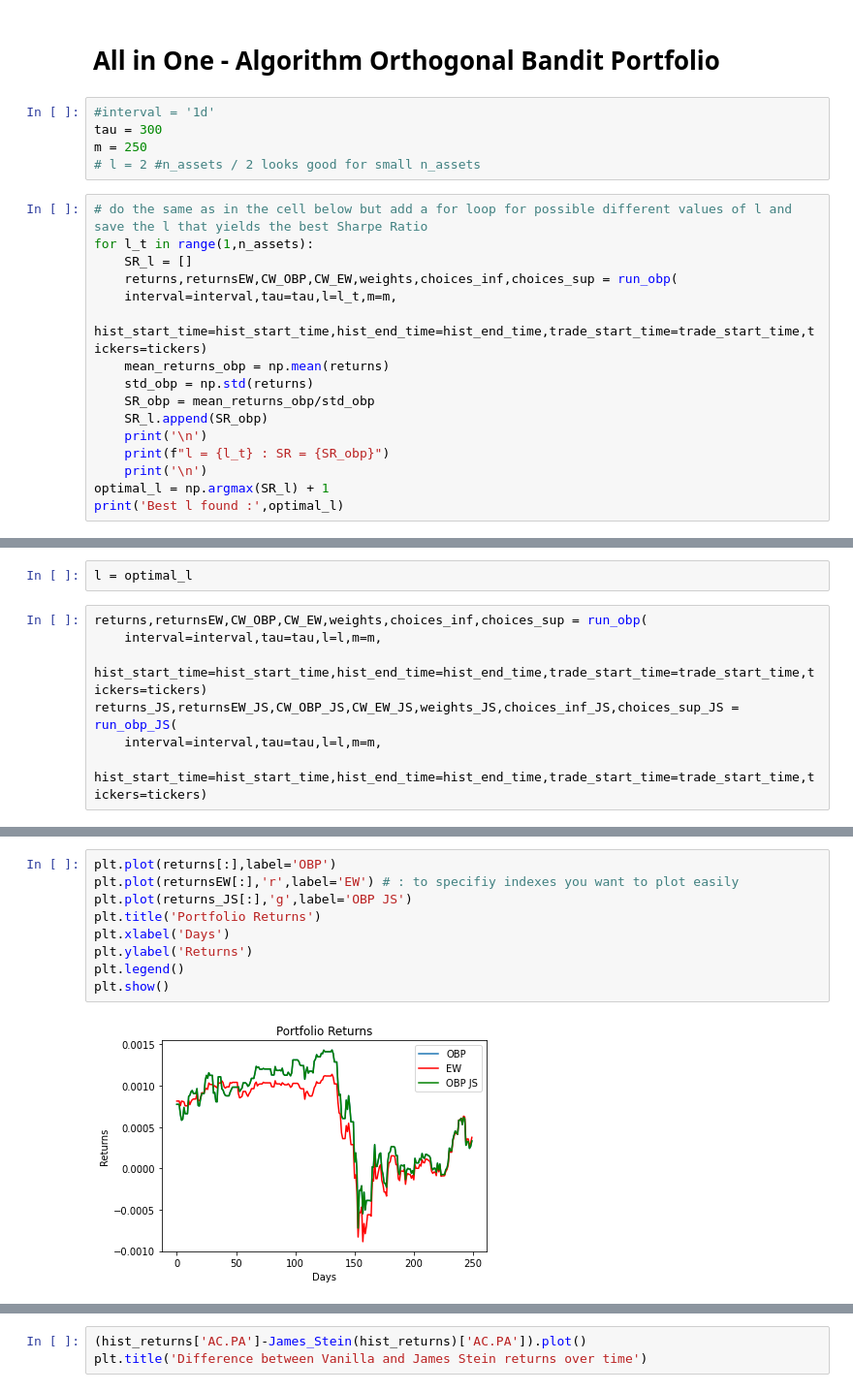
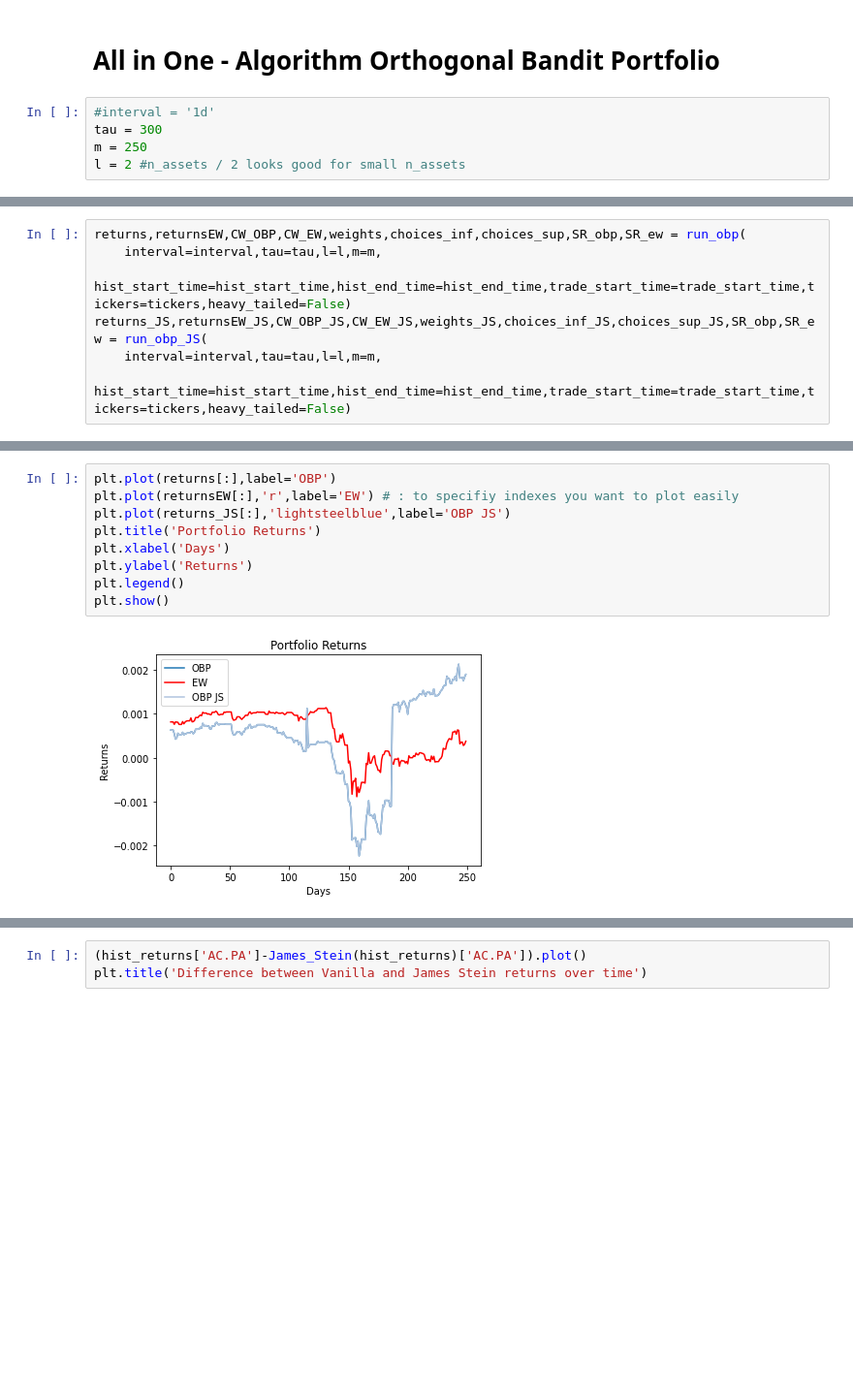
Before and after one commit to eptrn/Bandit-Algorithms, a Jupyter notebook: Bandit Orthogonal Portfolio.ipynb, the cells around one changed output, grey strips where cells are left out. Shown at 97% size. Drawn from its saved outputs; the diff is of its cells as text; blank space fills up the shorter version.

```diff
--- a/Bandit Orthogonal Portfolio.ipynb
+++ b/Bandit Orthogonal Portfolio.ipynb
@@ -115,20 +117,4 @@ array([ 33.12033603,  67.62308274,  87.31984498, 102.40868975,
 #interval = '1d'
 tau = 300
 m = 250
-# l = 2 #n_assets / 2 looks good for small n_assets
+l = 2 #n_assets / 2 looks good for small n_assets
-# %%
-# do the same as in the cell below but add a for loop for possible different values of l and save the l that yields the best Sharpe Ratio
-for l_t in range(1,n_assets):
-    SR_l = []
-    returns,returnsEW,CW_OBP,CW_EW,weights,choices_inf,choices_sup = run_obp(
-    interval=interval,tau=tau,l=l_t,m=m,
-    hist_start_time=hist_start_time,hist_end_time=hist_end_time,trade_start_time=trade_start_time,tickers=tickers)
-    mean_returns_obp = np.mean(returns)
-    std_obp = np.std(returns)
-    SR_obp = mean_returns_obp/std_obp
-    SR_l.append(SR_obp)
-    print('\n')
-    print(f"l = {l_t} : SR = {SR_obp}")
-    print('\n')
-optimal_l = np.argmax(SR_l) + 1
-print('Best l found :',optimal_l)
@@ -153,11 +121,9 @@ Best l found : 1
-# %%
-l = optimal_l
 # %%
-returns,returnsEW,CW_OBP,CW_EW,weights,choices_inf,choices_sup = run_obp(
+returns,returnsEW,CW_OBP,CW_EW,weights,choices_inf,choices_sup,SR_obp,SR_ew = run_obp(
     interval=interval,tau=tau,l=l,m=m,
-    hist_start_time=hist_start_time,hist_end_time=hist_end_time,trade_start_time=trade_start_time,tickers=tickers)
-returns_JS,returnsEW_JS,CW_OBP_JS,CW_EW_JS,weights_JS,choices_inf_JS,choices_sup_JS = run_obp_JS(
+    hist_start_time=hist_start_time,hist_end_time=hist_end_time,trade_start_time=trade_start_time,tickers=tickers,heavy_tailed=False)
+returns_JS,returnsEW_JS,CW_OBP_JS,CW_EW_JS,weights_JS,choices_inf_JS,choices_sup_JS,SR_obp,SR_ew = run_obp_JS(
     interval=interval,tau=tau,l=l,m=m,
-    hist_start_time=hist_start_time,hist_end_time=hist_end_time,trade_start_time=trade_start_time,tickers=tickers)
+    hist_start_time=hist_start_time,hist_end_time=hist_end_time,trade_start_time=trade_start_time,tickers=tickers,heavy_tailed=False)
 # %% [output]
 Asset : ['AAPL', 'MSFT', 'GOOGL', 'AMZN', 'AI.PA', 'ORA.PA', 'TTE.PA', 'SW.PA', 'AC.PA']
@@ -205,14 +167,14 @@ Choices Sup [0, 0, 0, 0, 1, 0, 1, 248]
 # %%
 plt.plot(returns[:],label='OBP')
 plt.plot(returnsEW[:],'r',label='EW') # : to specifiy indexes you want to plot easily
-plt.plot(returns_JS[:],'g',label='OBP JS')
+plt.plot(returns_JS[:],'lightsteelblue',label='OBP JS')
 plt.title('Portfolio Returns')
 plt.xlabel('Days')
 plt.ylabel('Returns')
 plt.legend()
 plt.show()
 # %% [output]
-[figure, old version]
+[figure, new version]
 # %%
 weights_per_stock = np.zeros((n_assets,m))
 for i in range(n_assets):
```
Also changed, not shown: parts of 26 cells of this notebook, 8 other files.
